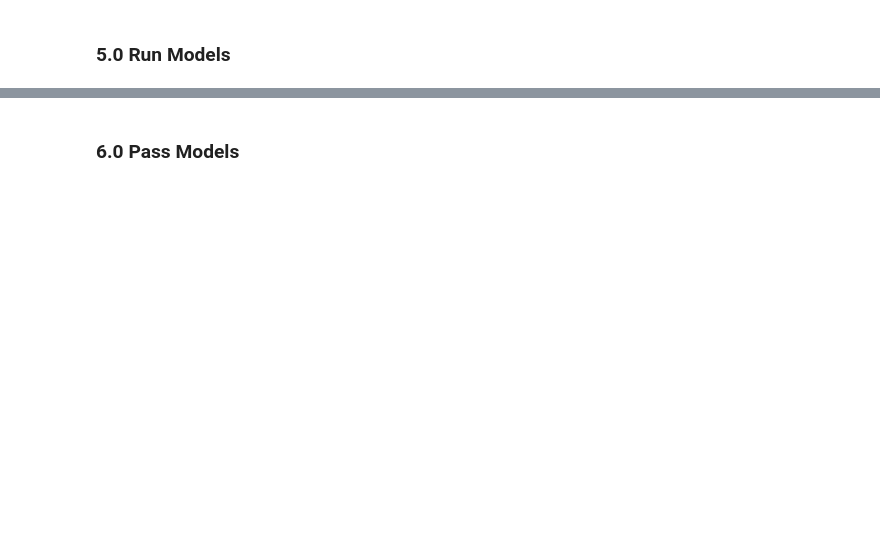
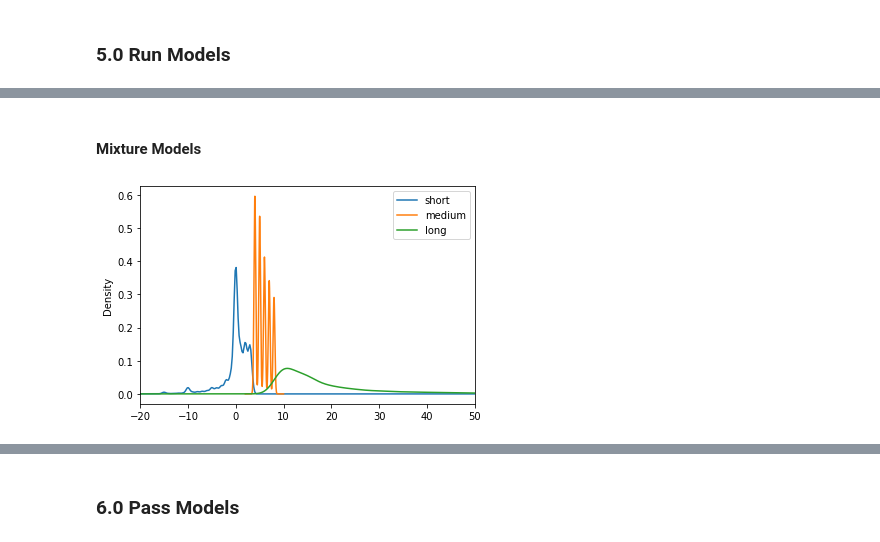
Before and after one commit to iainmuir6/Advanced-Sports-Analytics, a Jupyter notebook: EPA_FinalProject.ipynb, the cells around one changed output, grey strips where cells are left out. Cells and saved outputs as stored; diff of their text form; code cells hidden in the pictures; blank space fills up the shorter version.

```diff
--- a/EPA_FinalProject.ipynb
+++ b/EPA_FinalProject.ipynb
@@ -409,5 +428,7 @@ F1: 0.8161960575386255
 # %% [markdown]
 ### 5.0 Run Models
+# %%
+RUN = RUN.drop('pff_PASSRESULT', axis=1)
 # %%
 r1 = RUN.loc[RUN['pff_DOWN'] == 1]
 r2 = RUN.loc[RUN['pff_DOWN'] == 2]
@@ -427,0 +451,10 @@ Running Downs:
+# %%
+r1['group'] = pd.qcut(r1['pff_GAINLOSSNET'], q=[0, 0.5, 0.75, 1], labels=['short', 'medium', 'long'])
+r2['group'] = pd.qcut(r2['pff_GAINLOSSNET'], q=[0, 0.5, 0.75, 1], labels=['short', 'medium', 'long'])
+r3['group'] = pd.qcut(r3['pff_GAINLOSSNET'], q=[0, 0.5, 0.75, 1], labels=['short', 'medium', 'long'])
+r4['group'] = pd.qcut(r4['pff_GAINLOSSNET'], q=[0, 0.5, 0.75, 1], labels=['short', 'medium', 'long'])
+# %%
+r1_s, r1_m, r1_l = r1.loc[r1['group'] == 'short'], r1.loc[r1['group'] == 'medium'], r1.loc[r1['group'] == 'long']
+r2_s, r2_m, r2_l = r2.loc[r2['group'] == 'short'], r2.loc[r2['group'] == 'medium'], r2.loc[r2['group'] == 'long']
+r3_s, r3_m, r3_l = r3.loc[r3['group'] == 'short'], r3.loc[r3['group'] == 'medium'], r3.loc[r3['group'] == 'long']
+r4_s, r4_m, r4_l = r4.loc[r4['group'] == 'short'], r4.loc[r4['group'] == 'medium'], r4.loc[r4['group'] == 'long']
@@ -427,0 +497,11 @@ Running Downs:
+# %% [markdown]
+#### Mixture Models
+# %%
+r1_s['pff_GAINLOSSNET'].plot.density()
+r1_m['pff_GAINLOSSNET'].plot.density()
+r1_l['pff_GAINLOSSNET'].plot.density()
+plt.xlim(-20, 50)
+plt.legend(labels=['short', 'medium', 'long'])
+plt.show()
+# %% [output]
+[figure, added]
```
Also changed, not shown: parts of 34 cells of this notebook.
